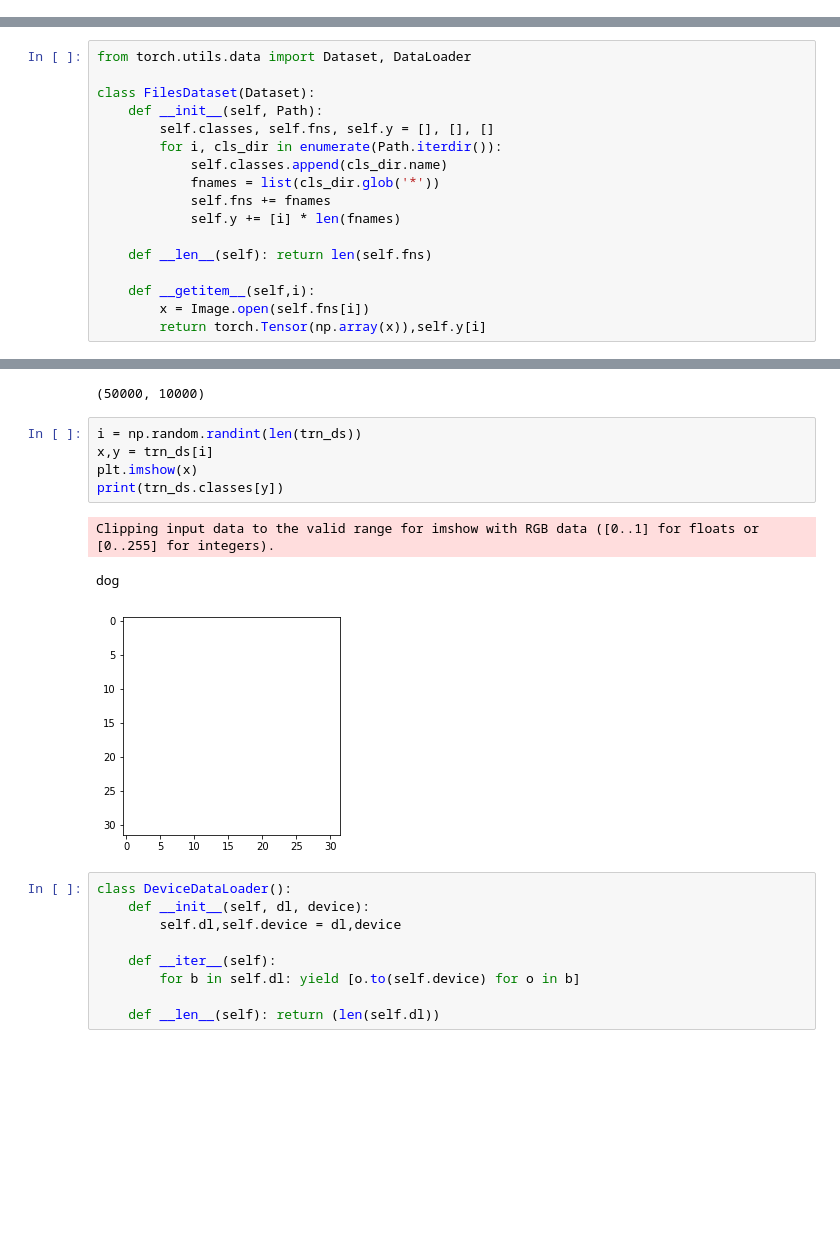
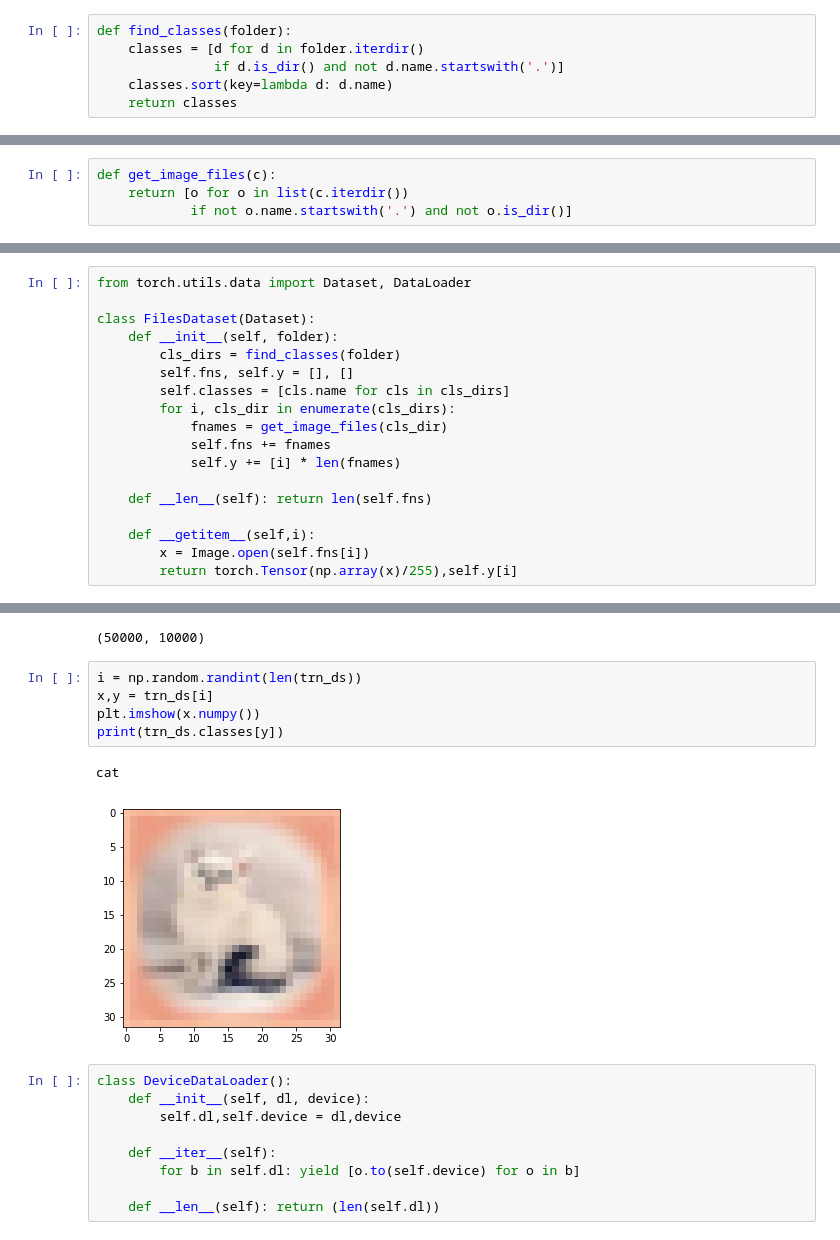
Before and after one commit to fastai/fastai_old, a Jupyter notebook: dev_nb/002_images.ipynb, the cells around one changed output, grey strips where cells are left out. Saved outputs shown, nothing was run; the diff lists cells and outputs as text; blank space fills up the shorter version.

```diff
--- a/dev_nb/002_images.ipynb
+++ b/dev_nb/002_images.ipynb
@@ -45,3 +51,9 @@ array([[[219, 238, 245],
 # %%
 import torch
 default_device = torch.device('cuda', 0)
+# %%
+def find_classes(folder):
+    classes = [d for d in folder.iterdir()
+               if d.is_dir() and not d.name.startswith('.')]
+    classes.sort(key=lambda d: d.name)
+    return classes
@@ -47,0 +74,4 @@ default_device = torch.device('cuda', 0)
+# %%
+def get_image_files(c):
+    return [o for o in list(c.iterdir())
+            if not o.name.startswith('.') and not o.is_dir()]
@@ -49,11 +106,12 @@ default_device = torch.device('cuda', 0)
 from torch.utils.data import Dataset, DataLoader
 
 class FilesDataset(Dataset):
-    def __init__(self, Path):
-        self.classes, self.fns, self.y = [], [], []
-        for i, cls_dir in enumerate(Path.iterdir()):
-            self.classes.append(cls_dir.name)
-            fnames = list(cls_dir.glob('*'))
+    def __init__(self, folder):
+        cls_dirs = find_classes(folder)
+        self.fns, self.y = [], []
+        self.classes = [cls.name for cls in cls_dirs]
+        for i, cls_dir in enumerate(cls_dirs):
+            fnames = get_image_files(cls_dir)
             self.fns += fnames
             self.y += [i] * len(fnames)
 
@@ -61,7 +119,7 @@ class FilesDataset(Dataset):
 
     def __getitem__(self,i):
         x = Image.open(self.fns[i])
-        return torch.Tensor(np.array(x)),self.y[i]
+        return torch.Tensor(np.array(x)/255),self.y[i]
 # %%
 trn_ds = FilesDataset(PATH/'train')
 val_ds = FilesDataset(PATH/'test')
@@ -72,12 +130,11 @@ len(trn_ds), len(val_ds)
 # %%
 i = np.random.randint(len(trn_ds))
 x,y = trn_ds[i]
-plt.imshow(x)
+plt.imshow(x.numpy())
 print(trn_ds.classes[y])
 # %% [output]
-Clipping input data to the valid range for imshow with RGB data ([0..1] for floats or [0..255] for integers).
+cat
-dog
-[figure, old version]
+[figure, new version]
 # %%
 class DeviceDataLoader():
     def __init__(self, dl, device):
```
Also changed, not shown: parts of 20 cells of this notebook.
